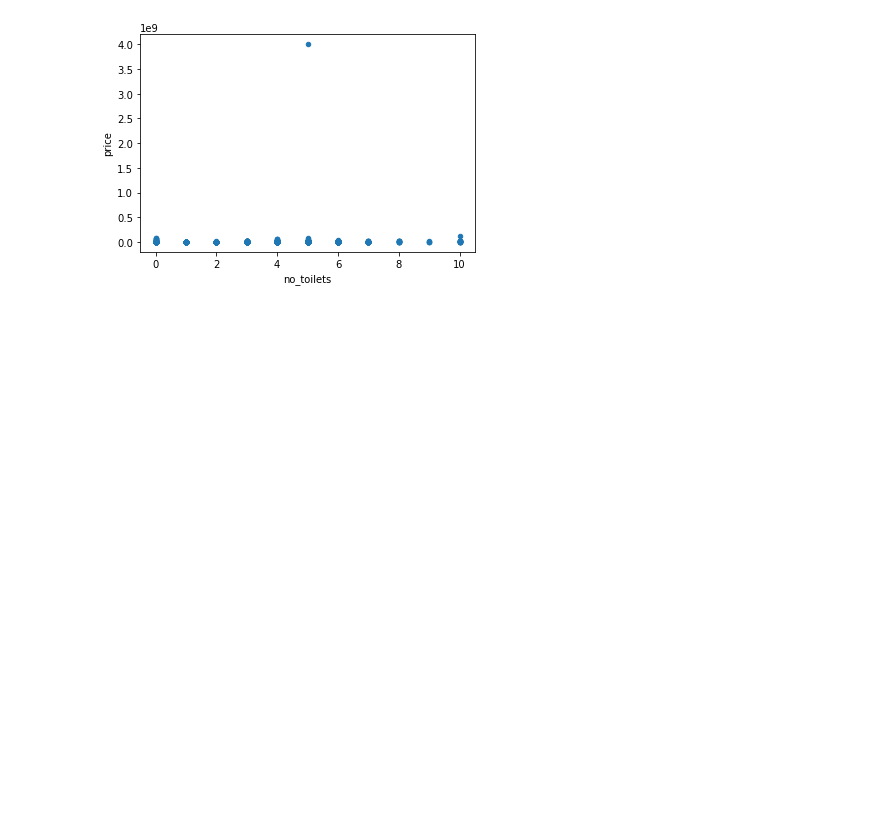
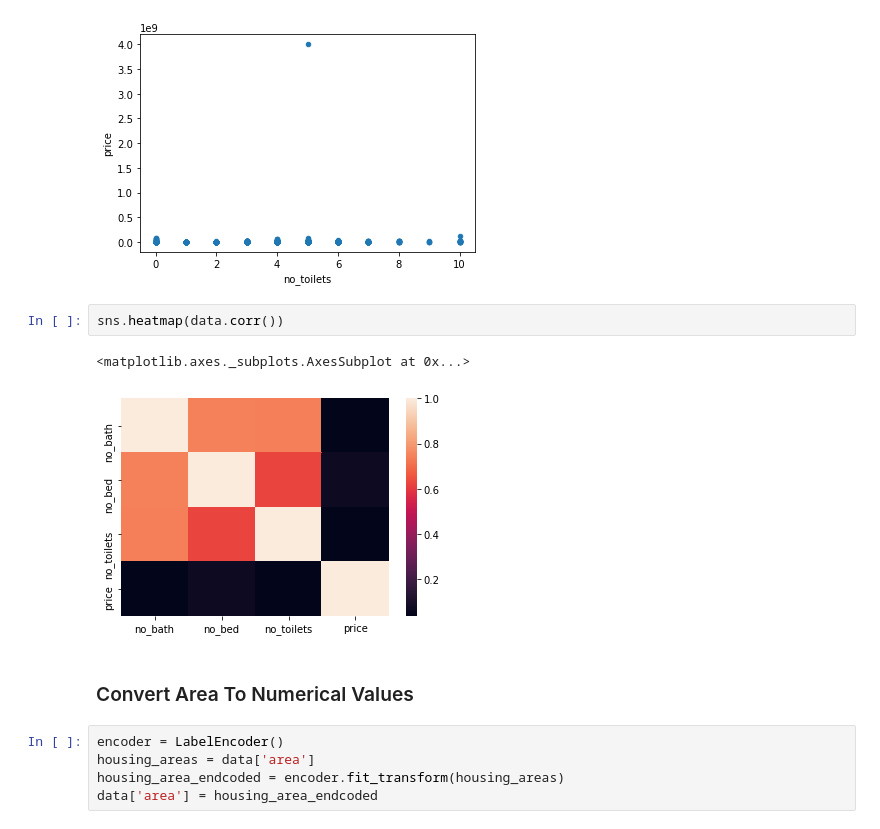
Before and after one commit to victorlenerd/lagos_housing, a Jupyter notebook: lagos_housing.ipynb, the cells around one changed output. Saved outputs shown, nothing was run; the diff lists cells and outputs as text; blank space fills up the shorter version.

```diff
--- a/lagos_housing.ipynb
+++ b/lagos_housing.ipynb
@@ -129,3 +167,15 @@ data.plot.scatter(x='no_toilets', y='price')
 # %% [output]
 <matplotlib.axes._subplots.AxesSubplot at 0x...>
 [figure]
+# %%
+sns.heatmap(data.corr())
+# %% [output]
+<matplotlib.axes._subplots.AxesSubplot at 0x...>
+[figure, added]
+# %% [markdown]
+### Convert Area To Numerical Values
+# %%
+encoder = LabelEncoder()
+housing_areas = data['area']
+housing_area_endcoded = encoder.fit_transform(housing_areas)
+data['area'] = housing_area_endcoded
```
Also changed, not shown: parts of 22 cells of this notebook.
